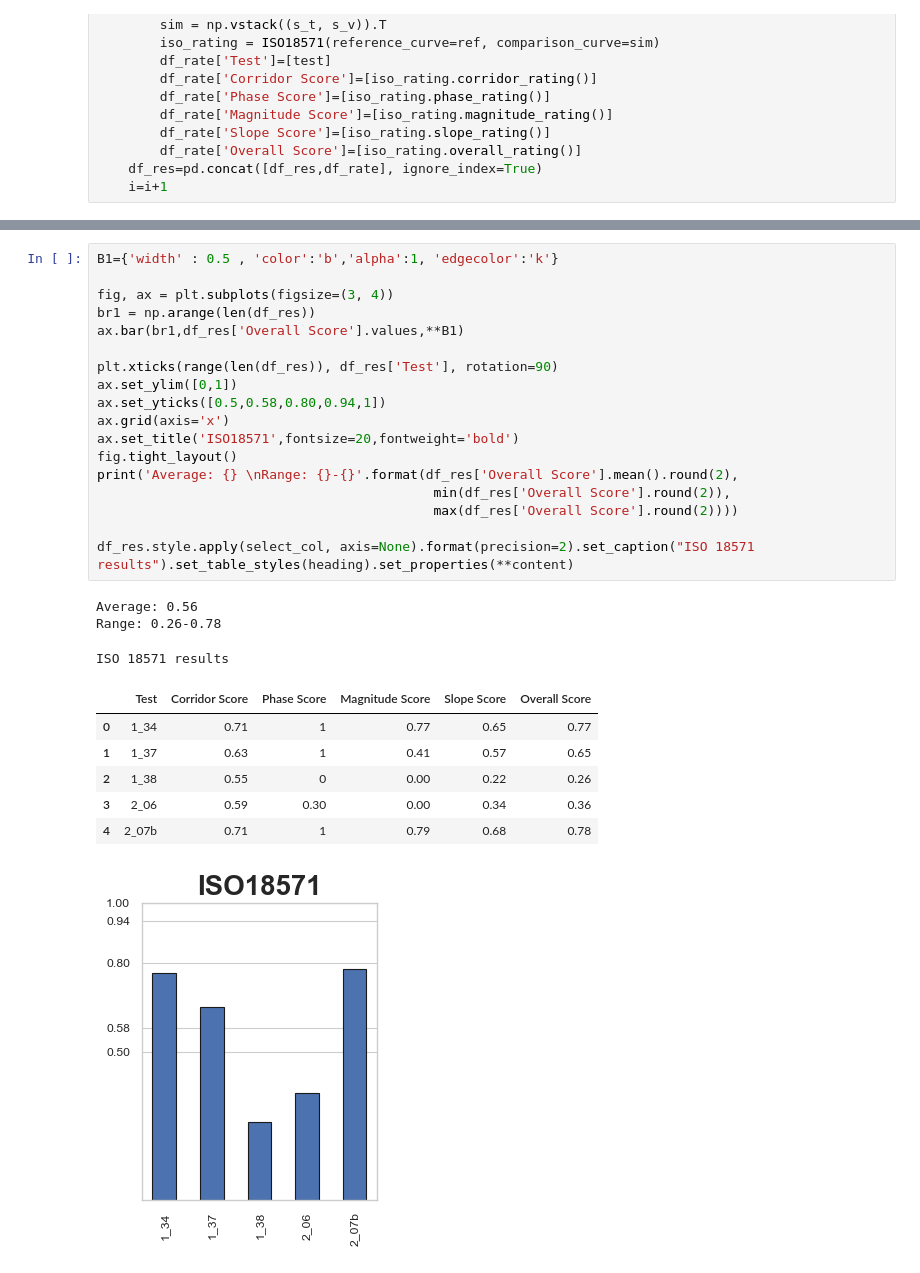
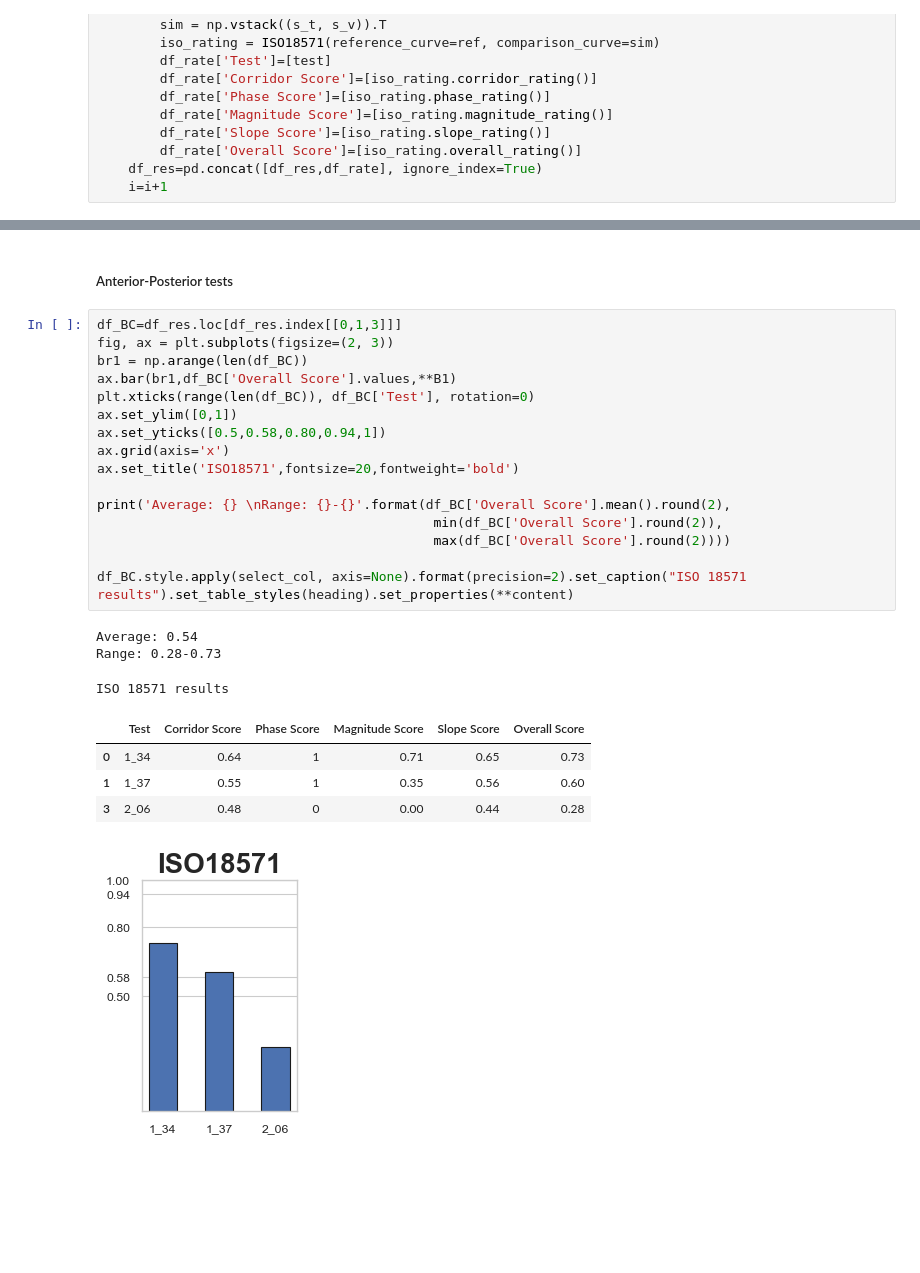
Before and after one commit to saferhbm/validation, a Jupyter notebook: validation/Ivarsson-2009-femur-shaft/SAFER_11.0/Ivarsson-2009.ipynb, the cells around one changed output, grey strips where cells are left out. Drawn from its saved outputs; the diff is of its cells as text; blank space fills up the shorter version.

```diff
--- a/validation/Ivarsson-2009-femur-shaft/SAFER_11.0/Ivarsson-2009.ipynb
+++ b/validation/Ivarsson-2009-femur-shaft/SAFER_11.0/Ivarsson-2009.ipynb
@@ -581,29 +690,27 @@ for test in [ '1_34', '1_37','1_38', '2_06', '2_07b']:
+# %% [markdown]
+##### Anterior-Posterior tests
 # %%
-B1={'width' : 0.5 , 'color':'b','alpha':1, 'edgecolor':'k'}
-
-fig, ax = plt.subplots(figsize=(3, 4))
-br1 = np.arange(len(df_res))
-ax.bar(br1,df_res['Overall Score'].values,**B1)
-
-plt.xticks(range(len(df_res)), df_res['Test'], rotation=90)
+df_BC=df_res.loc[df_res.index[[0,1,3]]]
+fig, ax = plt.subplots(figsize=(2, 3))
+br1 = np.arange(len(df_BC))
+ax.bar(br1,df_BC['Overall Score'].values,**B1)
+plt.xticks(range(len(df_BC)), df_BC['Test'], rotation=0)
 ax.set_ylim([0,1])
 ax.set_yticks([0.5,0.58,0.80,0.94,1])
 ax.grid(axis='x')
 ax.set_title('ISO18571',fontsize=20,fontweight='bold')
-fig.tight_layout()
-print('Average: {} \nRange: {}-{}'.format(df_res['Overall Score'].mean().round(2),
-                                           min(df_res['Overall Score'].round(2)),
-                                           max(df_res['Overall Score'].round(2))))
 
-df_res.style.apply(select_col, axis=None).format(precision=2).set_caption("ISO 18571 results").set_table_styles(heading).set_properties(**content)
+print('Average: {} \nRange: {}-{}'.format(df_BC['Overall Score'].mean().round(2),
+                                           min(df_BC['Overall Score'].round(2)),
+                                           max(df_BC['Overall Score'].round(2))))
+
+df_BC.style.apply(select_col, axis=None).format(precision=2).set_caption("ISO 18571 results").set_table_styles(heading).set_properties(**content)
 # %% [output]
-Average: 0.56
-Range: 0.26-0.78
+Average: 0.54
+Range: 0.28-0.73
 ISO 18571 results
 |  | Test | Corridor Score | Phase Score | Magnitude Score | Slope Score | Overall Score |
-| 0 | 1_34 | 0.71 | 1 | 0.77 | 0.65 | 0.77 |
-| 1 | 1_37 | 0.63 | 1 | 0.41 | 0.57 | 0.65 |
-| 2 | 1_38 | 0.55 | 0 | 0.00 | 0.22 | 0.26 |
-| 3 | 2_06 | 0.59 | 0.30 | 0.00 | 0.34 | 0.36 |
-| 4 | 2_07b | 0.71 | 1 | 0.79 | 0.68 | 0.78 |
+| 0 | 1_34 | 0.64 | 1 | 0.71 | 0.65 | 0.73 |
+| 1 | 1_37 | 0.55 | 1 | 0.35 | 0.56 | 0.60 |
+| 3 | 2_06 | 0.48 | 0 | 0.00 | 0.44 | 0.28 |
-[figure, old version]
+[figure, new version]
```
Also changed, not shown: parts of 17 cells of this notebook.
